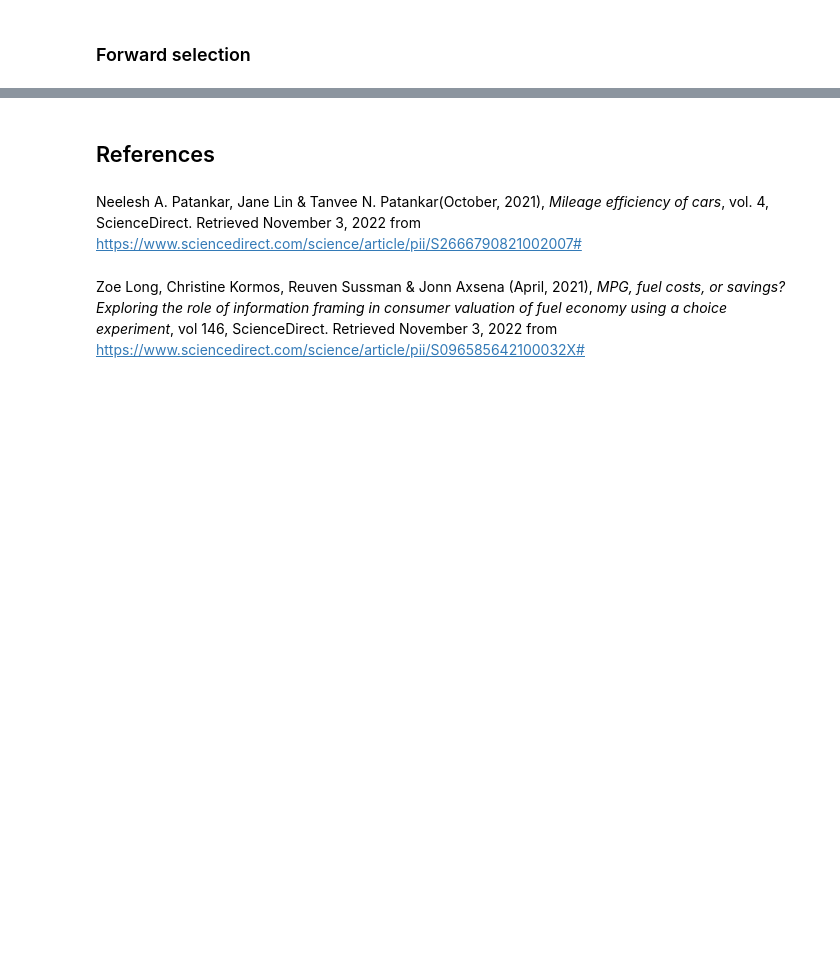
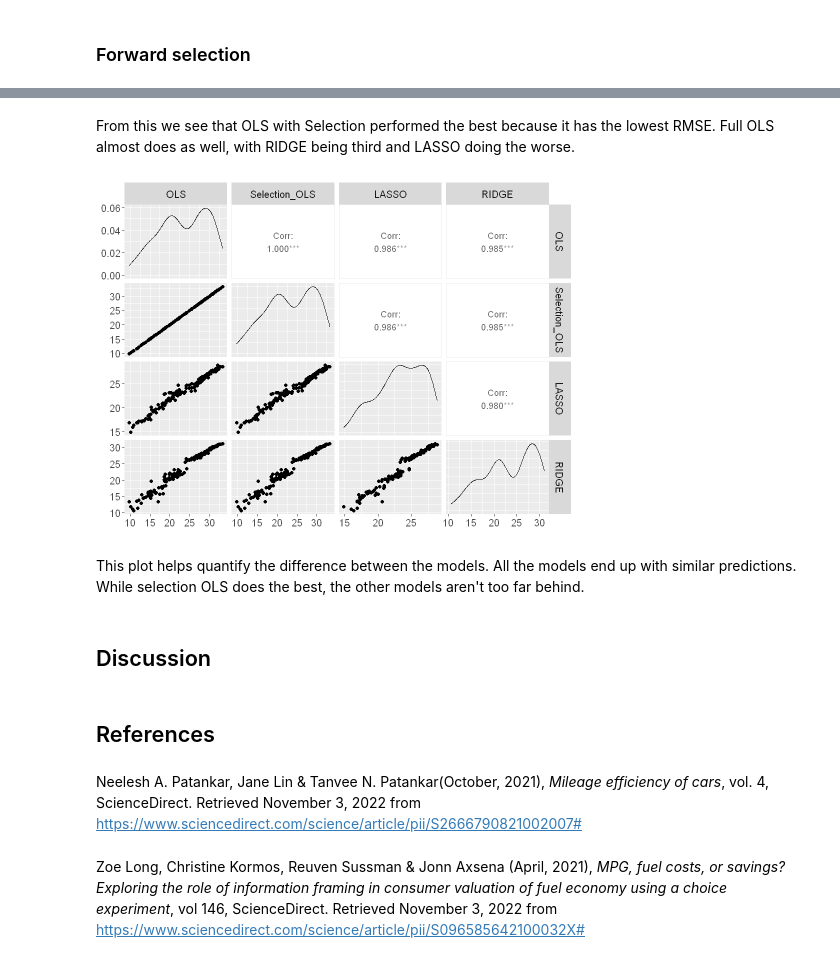
Before and after one commit to Jingfei-li/stat301-project, a Jupyter notebook: project_proposal.ipynb, the cells around one changed output, grey strips where cells are left out. Saved outputs shown, nothing was run; the diff lists cells and outputs as text; code cells hidden in the pictures; blank space fills up the shorter version.

```diff
--- a/project_proposal.ipynb
+++ b/project_proposal.ipynb
@@ -268,0 +281,4 @@ plot(summary(mpg_forward_sel)$cp,
+# %%
+MPG_Selection_OLS <- lm(mpg ~ cylinders+displacement+horsepower+weight,
+data = training_mpg
+)
@@ -316,0 +331,21 @@ We believe this model could be impactful because it could help consumers choose
+# %%
+MPG_Full_OLS <- lm(mpg ~ .,
+data = training_mpg
+)
+
+mpg_lambda_LASSO.coef <- mpg_lambda_LASSO$beta
+mpg_lambda_RIDGE.coef <- mpg_lambda_RIDGE$beta
+MPG_coef <- round(cbind(
+  Full_OLS = coef(MPG_Full_OLS),
+  Selection_OLS = coef(MPG_Selection_OLS),
+  LASSO_min = c(
+    mpg_lambda_LASSO$a0,
+    as.vector(mpg_lambda_LASSO.coef)
+  ),
+  RIDGE_min = c(
+    mpg_lambda_RIDGE$a0,
+    as.vector(mpg_lambda_RIDGE.coef)
+  )
+
+), 4)
+MPG_coef
@@ -316,0 +369,10 @@ We believe this model could be impactful because it could help consumers choose
+# %%
+MPG_test_pred_full_OLS <- predict(MPG_Full_OLS, newdata = testing_mpg)
+
+MPG_test_pred_selection_OLS <- predict(MPG_Selection_OLS, newdata = testing_mpg)
+
+MPG_test_pred_LASSO <- predict(mpg_lambda_LASSO,
+  newx = mpg_X_test)
+
+MPG_test_pred_RIDGE <- predict(mpg_lambda_RIDGE,
+  newx = mpg_X_test)
@@ -317,3 +419,21 @@ We believe this model could be impactful because it could help consumers choose
+# %% [markdown]
+From this we see that OLS with Selection performed the best because it has the lowest RMSE. Full OLS almost does as well, with RIDGE being third and LASSO doing the worse.
+# %%
+pred_data = tibble(OLS = MPG_test_pred_selection_OLS,Selection_OLS = MPG_test_pred_selection_OLS,LASSO = as.vector(MPG_test_pred_LASSO), RIDGE = as.vector(MPG_test_pred_RIDGE))
+correlation_plots <- pred_data %>%
+  ggpairs() +
+  theme(
+    text = element_text(size = 15),
+    plot.title = element_text(face = "bold"),
+    axis.title = element_text(face = "bold")
+  )
+correlation_plots
+# %% [output]
+[figure, added]
+# %% [markdown]
+This plot helps quantify the difference between the models. All the models end up with similar predictions. While selection OLS does the best, the other models aren't too far behind.
+# %% [markdown]
+## Discussion
 # %% [markdown]
 ## References
 # %% [markdown]
```
Also changed, not shown: parts of 28 cells of this notebook.
